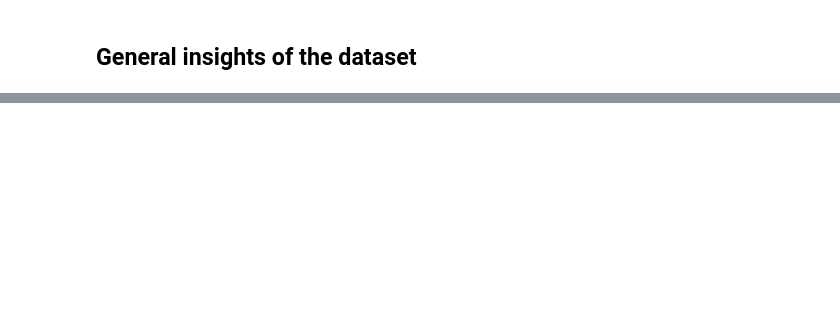
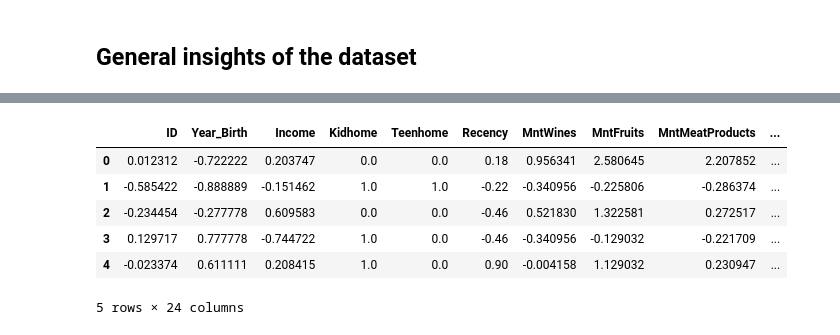
Before and after one commit to drsouzap/personal_challenges, a Jupyter notebook: Marketing_Analytics_Kaggle.ipynb, the cells around one changed output, grey strips where cells are left out. Drawn from its saved outputs; the diff is of its cells as text; code cells hidden in the pictures; blank space fills up the shorter version.

```diff
--- a/Marketing_Analytics_Kaggle.ipynb
+++ b/Marketing_Analytics_Kaggle.ipynb
@@ -270,0 +264,18 @@ Name: NumCatalogPurchases, dtype: float64
+# %%
+#scaling num_features
+from sklearn.preprocessing import RobustScaler
+
+scaler = RobustScaler()
+num_features_s = scaler.fit_transform(num_features)
+
+#Transform back to dataframe
+num_features_s = pd.DataFrame(num_features_s, columns=num_features.columns)
+num_features_s.head()
+# %% [output]
+|  | ID | Year_Birth | Income | Kidhome | Teenhome | Recency | MntWines | MntFruits | MntMeatProducts | ... |
+| 0 | 0.012312 | -0.722222 | 0.203747 | 0.0 | 0.0 | 0.18 | 0.956341 | 2.580645 | 2.207852 | ... |
+| 1 | -0.585422 | -0.888889 | -0.151462 | 1.0 | 1.0 | -0.22 | -0.340956 | -0.225806 | -0.286374 | ... |
+| 2 | -0.234454 | -0.277778 | 0.609583 | 0.0 | 0.0 | -0.46 | 0.521830 | 1.322581 | 0.272517 | ... |
+| 3 | 0.129717 | 0.777778 | -0.744722 | 1.0 | 0.0 | -0.46 | -0.340956 | -0.129032 | -0.221709 | ... |
+| 4 | -0.023374 | 0.611111 | 0.208415 | 1.0 | 0.0 | 0.90 | -0.004158 | 1.129032 | 0.230947 | ... |
+5 rows × 24 columns
```
Also changed, not shown: parts of 10 cells of this notebook.
